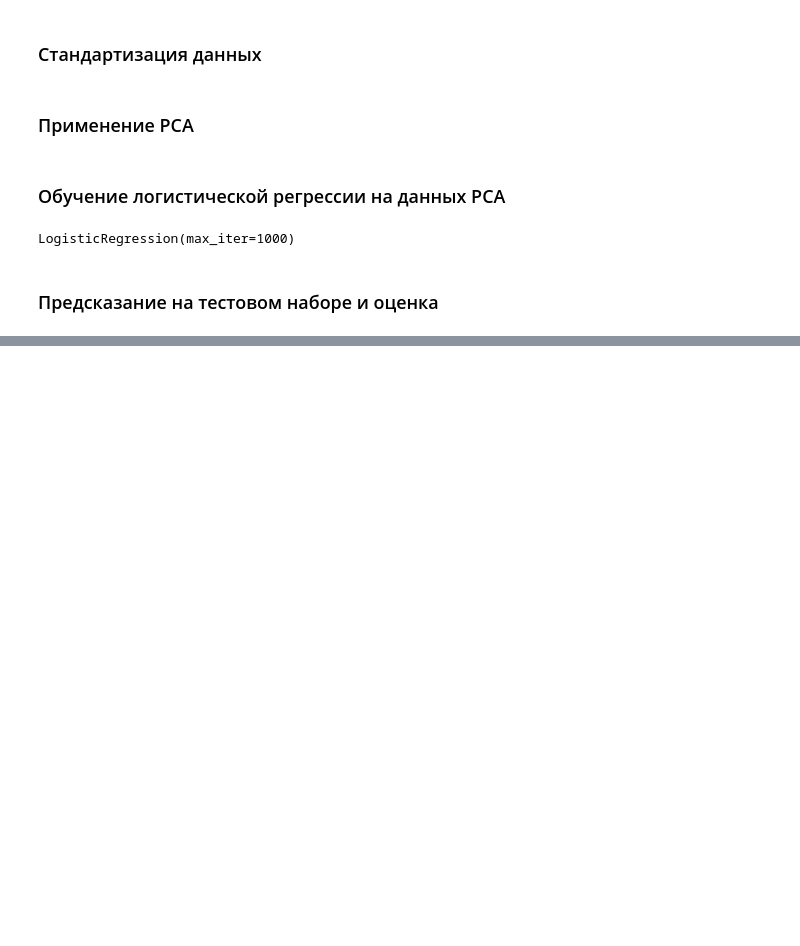
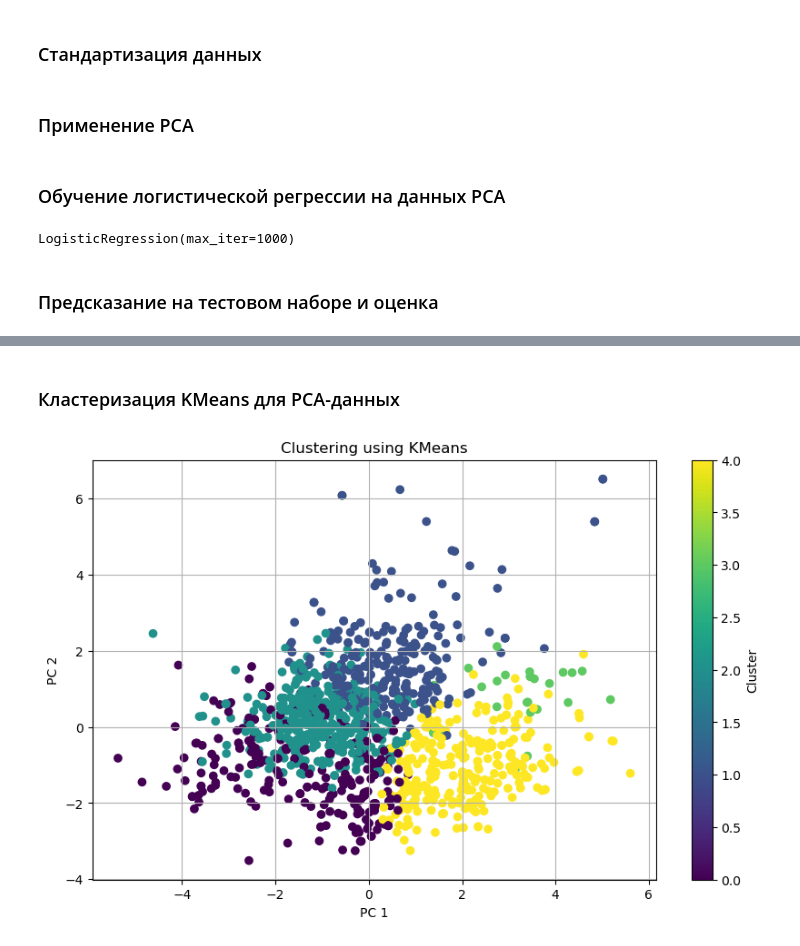
Before and after one commit to golubnichiy/big_data_04_24, a Jupyter notebook: day_09.ipynb, the cells around one changed output, grey strips where cells are left out. Drawn from its saved outputs; the diff is of its cells as text; code cells hidden in the pictures; blank space fills up the shorter version.

```diff
--- a/day_09.ipynb
+++ b/day_09.ipynb
@@ -158,0 +201,19 @@ weighted avg       0.58      0.61      0.58       320
+# %% [markdown]
+### Кластеризация KMeans для PCA-данных
+# %%
+from sklearn.cluster import KMeans
+
+kmeans = KMeans(n_clusters=5, random_state=2024)
+
+clusters = kmeans.fit_predict(X_train_pca)
+
+plt.figure(figsize=(10,6))
+plt.scatter(X_train_pca[:, 0], X_train_pca[:, 1], c=clusters, cmap='viridis')
+plt.title('Clustering using KMeans')
+plt.xlabel('PC 1')
+plt.ylabel('PC 2')
+plt.colorbar(label='Cluster')
+plt.grid(True)
+plt.show()
+# %% [output]
+[figure, added]
```
Also changed, not shown: parts of 9 cells of this notebook, 1 other file.
